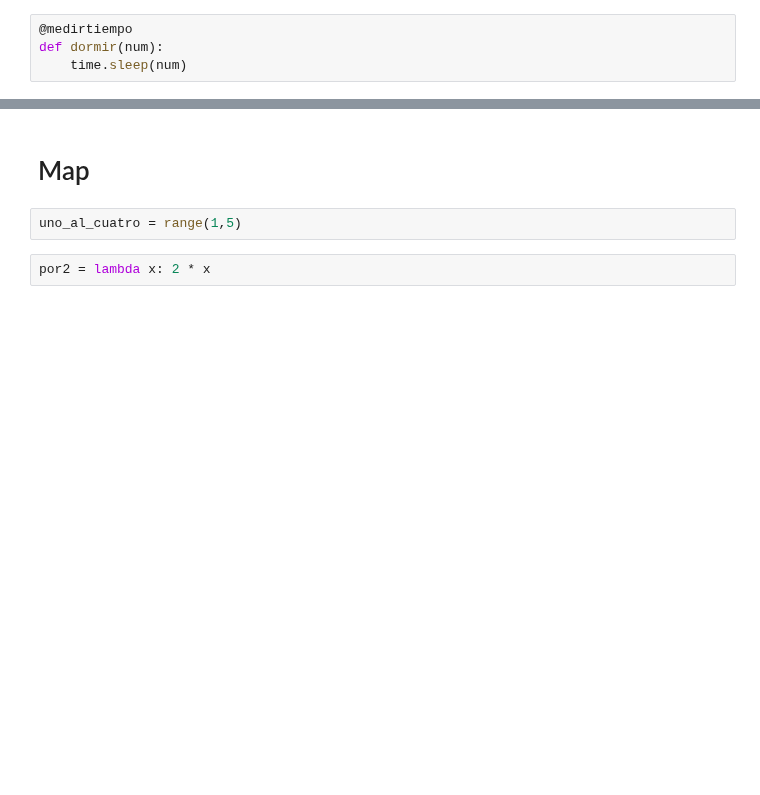
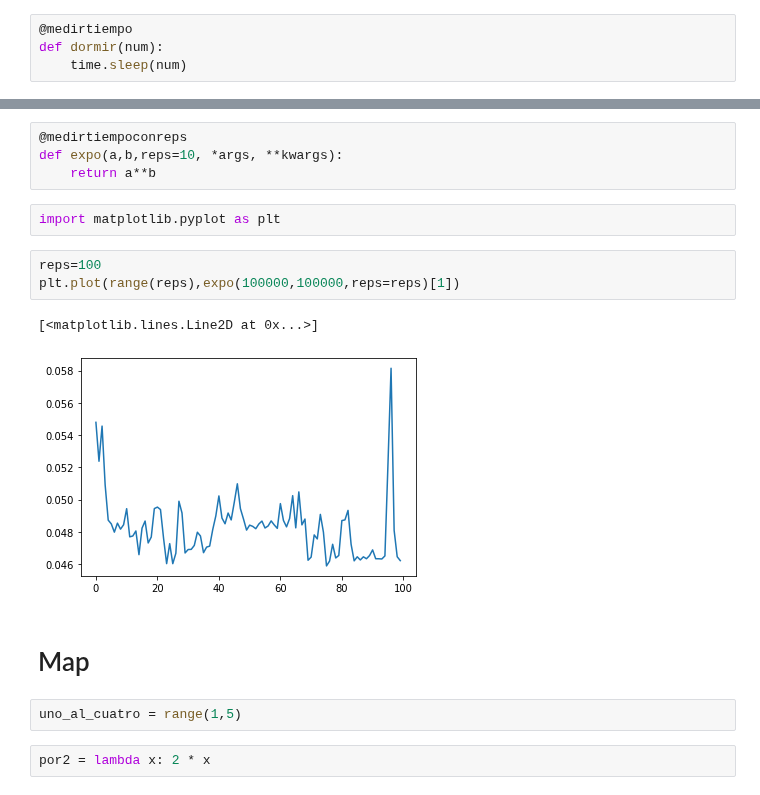
Before and after one commit to stefano-andre/sobre-python, a Jupyter notebook: python-general.ipynb, the cells around one changed output, grey strips where cells are left out. Saved outputs shown, nothing was run; the diff lists cells and outputs as text; blank space fills up the shorter version.

```diff
--- a/python-general.ipynb
+++ b/python-general.ipynb
@@ -792,3 +806,15 @@ Tiempo: 5.006255626678467
+# %%
+@medirtiempoconreps
+def expo(a,b,reps=10, *args, **kwargs):
+    return a**b
+# %%
+import matplotlib.pyplot as plt
+# %%
+reps=100
+plt.plot(range(reps),expo(100000,100000,reps=reps)[1])
+# %% [output]
+[<matplotlib.lines.Line2D at 0x...>]
+[figure, added]
 # %% [markdown]
 # Map
 # %%
```
Also changed, not shown: parts of 7 cells of this notebook.
